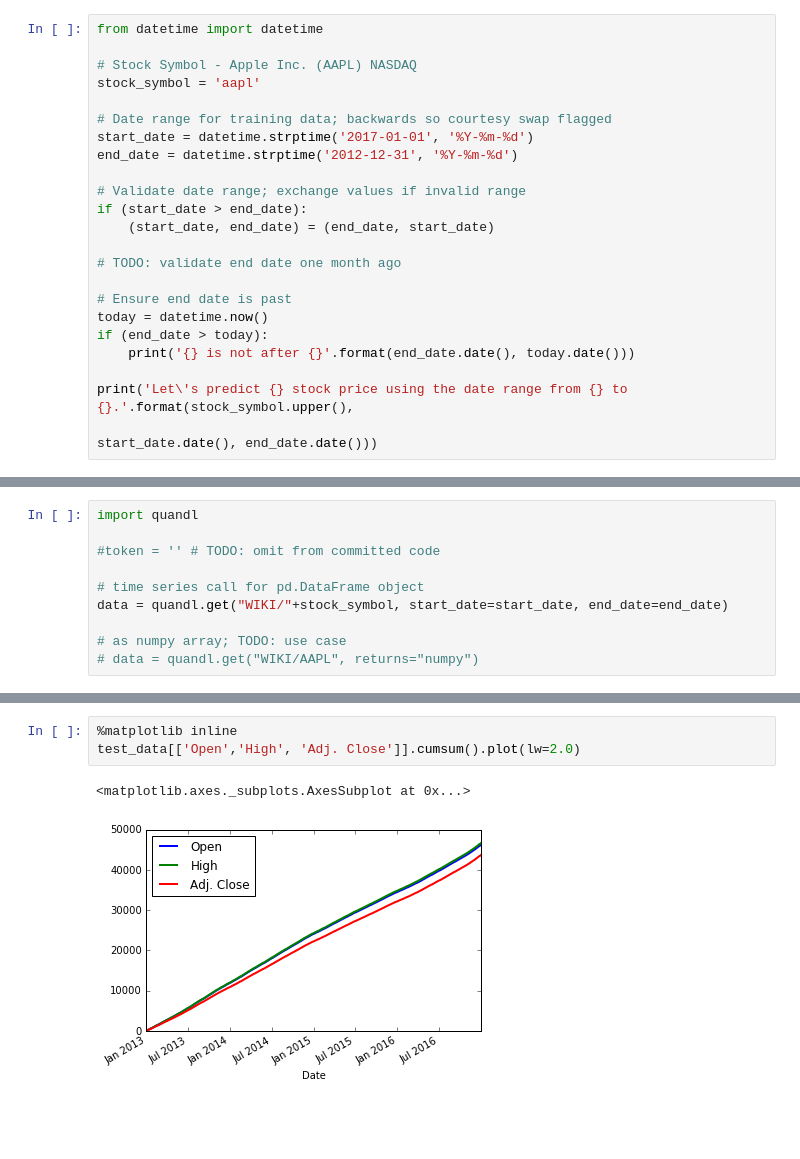
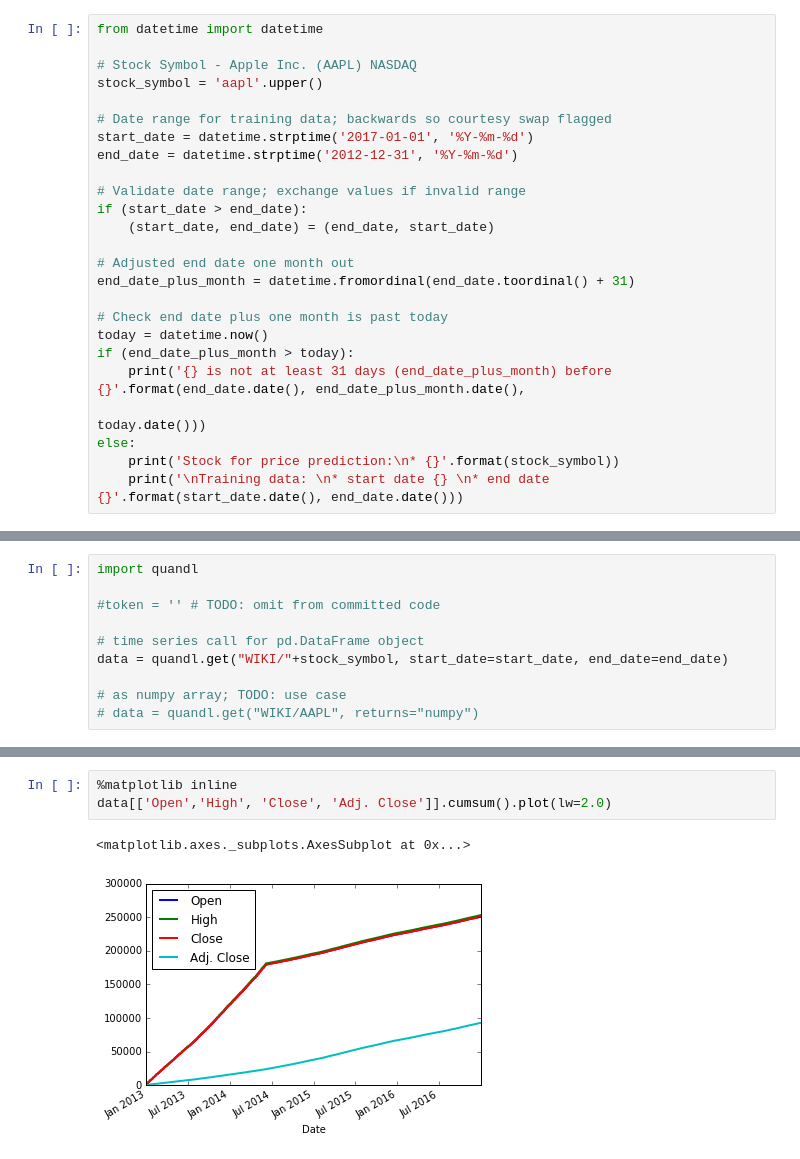
Before and after one commit to laeccan/MLND-Capstone, a Jupyter notebook: Draft-1.ipynb, the cells around one changed output, grey strips where cells are left out. Drawn from its saved outputs; the diff is of its cells as text; blank space fills up the shorter version.

```diff
--- a/Draft-1.ipynb
+++ b/Draft-1.ipynb
@@ -41,7 +43,7 @@ The data range will identify the stock data to be used to train the model.
 from datetime import datetime
 
 # Stock Symbol - Apple Inc. (AAPL) NASDAQ
-stock_symbol = 'aapl'
+stock_symbol = 'aapl'.upper()
 
 # Date range for training data; backwards so courtesy swap flagged
 start_date = datetime.strptime('2017-01-01', '%Y-%m-%d')
@@ -51,13 +53,15 @@ end_date = datetime.strptime('2012-12-31', '%Y-%m-%d')
 if (start_date > end_date):
     (start_date, end_date) = (end_date, start_date)
 
-# TODO: validate end date one month ago
+# Adjusted end date one month out
+end_date_plus_month = datetime.fromordinal(end_date.toordinal() + 31)
 
-# Ensure end date is past
+# Check end date plus one month is past today
 today = datetime.now()
-if (end_date > today):
-    print('{} is not after {}'.format(end_date.date(), today.date()))
-
-print('Let\'s predict {} stock price using the date range from {} to {}.'.format(stock_symbol.upper(),
-                                                                                 start_date.date(), end_date.date()))
+if (end_date_plus_month > today):
+    print('{} is not at least 31 days (end_date_plus_month) before {}'.format(end_date.date(), end_date_plus_month.date(),
+                                                                              today.date()))
+else:
+    print('Stock for price prediction:\n* {}'.format(stock_symbol))
+    print('\nTraining data: \n* start date {} \n* end date {}'.format(start_date.date(), end_date.date()))
 # %% [output]
@@ -157,6 +166,6 @@ test_data[['Open','High', 'Volume','Adj. Close']].describe()
 # %%
 %matplotlib inline
-test_data[['Open','High', 'Adj. Close']].cumsum().plot(lw=2.0)
+data[['Open','High', 'Close', 'Adj. Close']].cumsum().plot(lw=2.0)
 # %% [output]
 <matplotlib.axes._subplots.AxesSubplot at 0x...>
-[figure, old version]
+[figure, new version]
```
Also changed, not shown: parts of 16 cells of this notebook.
